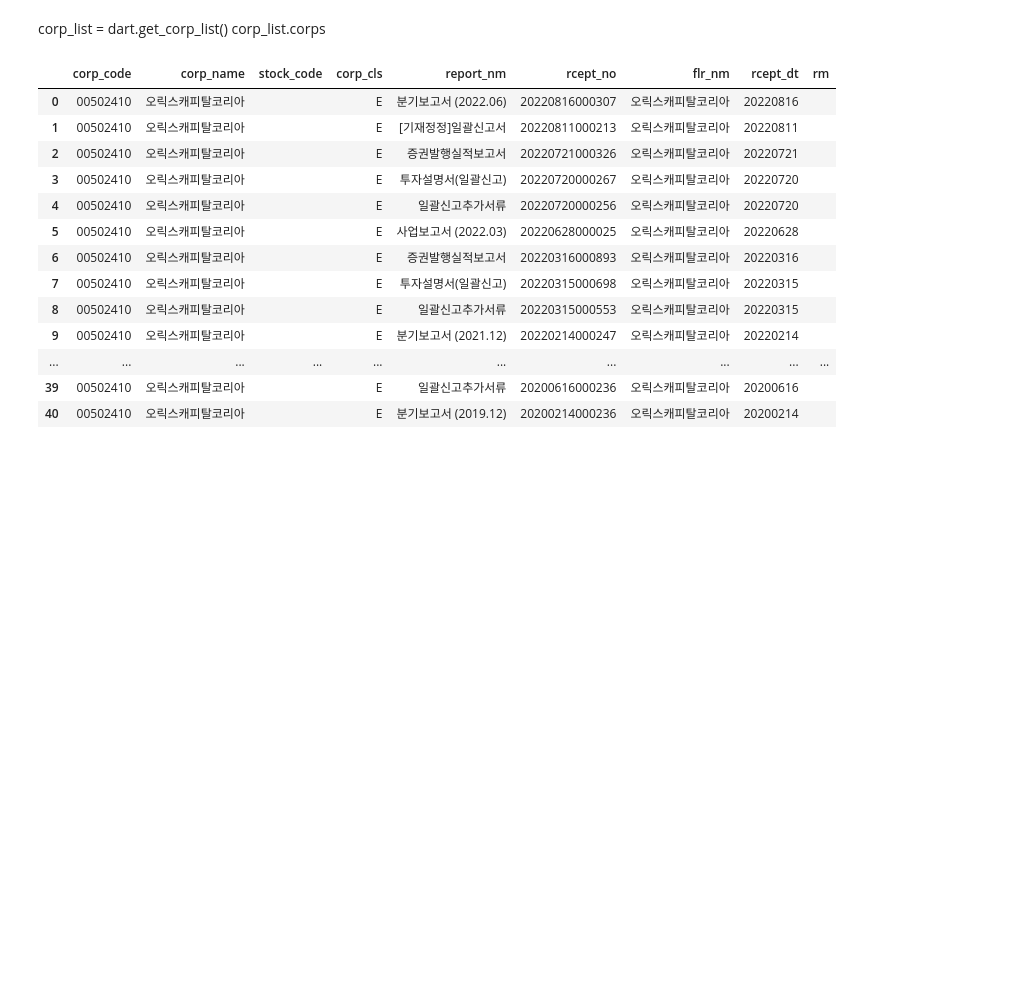
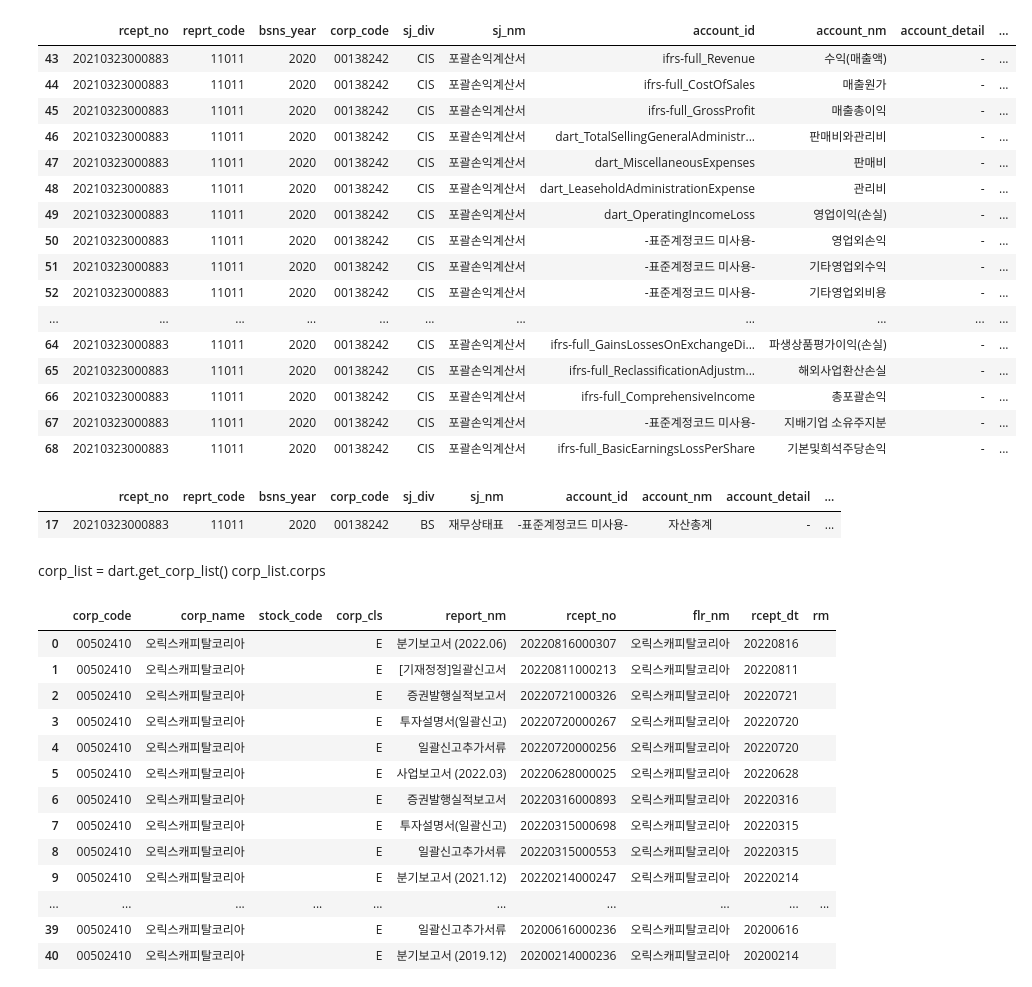
Before and after one commit to reejungkim/OpenAPI_Ministry_of_land, a Jupyter notebook: dart.ipynb, the cells around one changed output. Saved outputs shown, nothing was run; the diff lists cells and outputs as text; code cells hidden in the pictures; blank space fills up the shorter version.

```diff
--- a/dart.ipynb
+++ b/dart.ipynb
@@ -19,0 +48,4 @@ reprt_code='11011', fs_div='CFS' (사업보고서, 연결제무제표)'
+# %%
+# 단일회사 전체 재무제표
+df = dart.finstate_all(corp='003620', bsns_year=2020 , fs_div='CFS' )
+df[(df.sj_nm =='재무상태표') & (df.account_nm.str.contains("자산")) ]
@@ -20,3 +67,28 @@ reprt_code='11011', fs_div='CFS' (사업보고서, 연결제무제표)'
+# %%
+df[df.sj_nm =='포괄손익계산서' ]
+# %% [output]
+|  | rcept_no | reprt_code | bsns_year | corp_code | sj_div | sj_nm | account_id | account_nm | account_detail | ... |
+| 43 | 20210323000883 | 11011 | 2020 | 00138242 | CIS | 포괄손익계산서 | ifrs-full_Revenue | 수익(매출액) | - | ... |
+| 44 | 20210323000883 | 11011 | 2020 | 00138242 | CIS | 포괄손익계산서 | ifrs-full_CostOfSales | 매출원가 | - | ... |
+| 45 | 20210323000883 | 11011 | 2020 | 00138242 | CIS | 포괄손익계산서 | ifrs-full_GrossProfit | 매출총이익 | - | ... |
+| 46 | 20210323000883 | 11011 | 2020 | 00138242 | CIS | 포괄손익계산서 | dart_TotalSellingGeneralAdministr... | 판매비와관리비 | - | ... |
+| 47 | 20210323000883 | 11011 | 2020 | 00138242 | CIS | 포괄손익계산서 | dart_MiscellaneousExpenses | 판매비 | - | ... |
+| 48 | 20210323000883 | 11011 | 2020 | 00138242 | CIS | 포괄손익계산서 | dart_LeaseholdAdministrationExpense | 관리비 | - | ... |
+| 49 | 20210323000883 | 11011 | 2020 | 00138242 | CIS | 포괄손익계산서 | dart_OperatingIncomeLoss | 영업이익(손실) | - | ... |
+| 50 | 20210323000883 | 11011 | 2020 | 00138242 | CIS | 포괄손익계산서 | -표준계정코드 미사용- | 영업외손익 | - | ... |
+| 51 | 20210323000883 | 11011 | 2020 | 00138242 | CIS | 포괄손익계산서 | -표준계정코드 미사용- | 기타영업외수익 | - | ... |
+| 52 | 20210323000883 | 11011 | 2020 | 00138242 | CIS | 포괄손익계산서 | -표준계정코드 미사용- | 기타영업외비용 | - | ... |
+| ... | ... | ... | ... | ... | ... | ... | ... | ... | ... | ... |
+| 64 | 20210323000883 | 11011 | 2020 | 00138242 | CIS | 포괄손익계산서 | ifrs-full_GainsLossesOnExchangeDi... | 파생상품평가이익(손실) | - | ... |
+| 65 | 20210323000883 | 11011 | 2020 | 00138242 | CIS | 포괄손익계산서 | ifrs-full_ReclassificationAdjustm... | 해외사업환산손실 | - | ... |
+| 66 | 20210323000883 | 11011 | 2020 | 00138242 | CIS | 포괄손익계산서 | ifrs-full_ComprehensiveIncome | 총포괄손익 | - | ... |
+| 67 | 20210323000883 | 11011 | 2020 | 00138242 | CIS | 포괄손익계산서 | -표준계정코드 미사용- | 지배기업 소유주지분 | - | ... |
+| 68 | 20210323000883 | 11011 | 2020 | 00138242 | CIS | 포괄손익계산서 | ifrs-full_BasicEarningsLossPerShare | 기본및희석주당손익 | - | ... |
+# %%
+df[df.account_nm.str.contains('자산총계')]
+# %% [output]
+|  | rcept_no | reprt_code | bsns_year | corp_code | sj_div | sj_nm | account_id | account_nm | account_detail | ... |
+| 17 | 20210323000883 | 11011 | 2020 | 00138242 | BS | 재무상태표 | -표준계정코드 미사용- | 자산총계 | - | ... |
 # %%
 
 import dart_fss as dart
```
Also changed, not shown: parts of 6 cells of this notebook, 3 other files.
